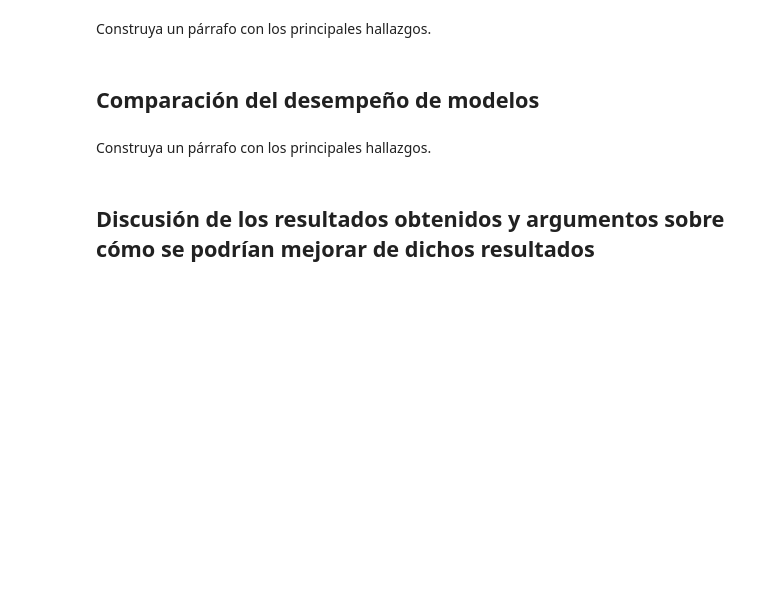
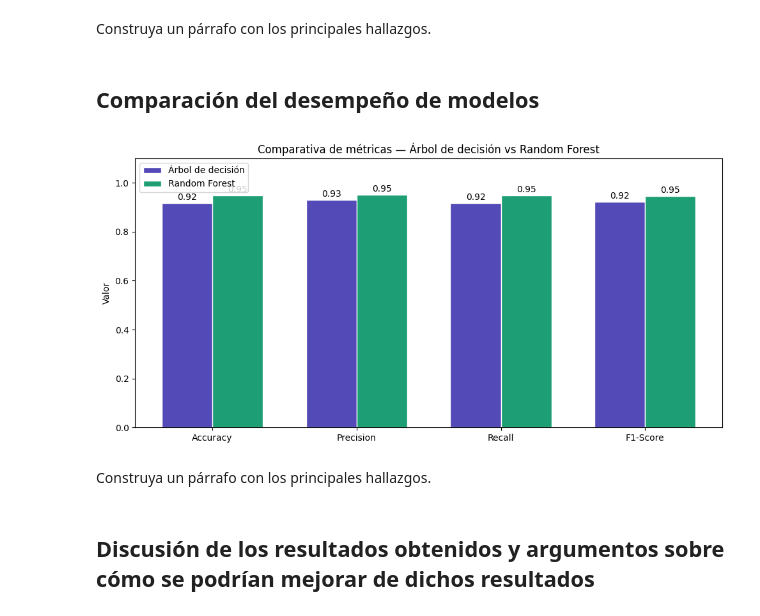
Before and after one commit to Nicolas0611/decision-tree-py, a Jupyter notebook: MUAVDM_TIA_Actividad 1_NotebookBase.ipynb, the cells around one changed output. Cells and saved outputs as stored; diff of their text form; code cells hidden in the pictures; blank space fills up the shorter version.

```diff
--- a/MUAVDM_TIA_Actividad 1_NotebookBase.ipynb
+++ b/MUAVDM_TIA_Actividad 1_NotebookBase.ipynb
@@ -385,4 +514,47 @@ Construya un párrafo con los principales hallazgos.
 # %% [markdown]
 ## Comparación del desempeño de modelos
 # %%
-#Código para mostrar la comparación de métricas de desempeño de las dos propuestas en tabla
+from sklearn.metrics import accuracy_score, precision_score, recall_score, f1_score
+
+# Calcular métricas automáticamente desde las predicciones
+nombres = ['Árbol de decisión', 'Random Forest']
+predicciones = [y_pred_arbol, y_pred_bosque]
+
+accuracy  = [accuracy_score(y_test, y) for y in predicciones]
+precision = [precision_score(y_test, y, average='weighted', zero_division=0) for y in predicciones]
+recall    = [recall_score(y_test, y, average='weighted') for y in predicciones]
+f1        = [f1_score(y_test, y, average='weighted', zero_division=0) for y in predicciones]
+
+metricas = {'Accuracy': accuracy, 'Precision': precision, 'Recall': recall, 'F1-Score': f1}
+
+x = range(len(metricas))
+ancho = 0.35
+
+fig, ax = plt.subplots(figsize=(10, 5))
+
+barras1 = ax.bar([i - ancho/2 for i in x],
+                  [v[0] for v in metricas.values()],
+                  ancho, label='Árbol de decisión',
+                  color='#534AB7', edgecolor='white')
+
+barras2 = ax.bar([i + ancho/2 for i in x],
+                  [v[1] for v in metricas.values()],
+                  ancho, label='Random Forest',
+                  color='#1D9E75', edgecolor='white')
+
+for barra in list(barras1) + list(barras2):
+    ax.text(barra.get_x() + barra.get_width()/2,
+            barra.get_height() + 0.005,
+            f'{barra.get_height():.2f}',
+            ha='center', va='bottom', fontsize=10)
+
+ax.set_xticks(list(x))
+ax.set_xticklabels(metricas.keys())
+ax.set_ylim(0, 1.1)
+ax.set_ylabel('Valor')
+ax.set_title('Comparativa de métricas — Árbol de decisión vs Random Forest')
+ax.legend()
+plt.tight_layout()
+plt.show()
+# %% [output]
+[figure, added]
```
Also changed, not shown: parts of 7 cells of this notebook.
